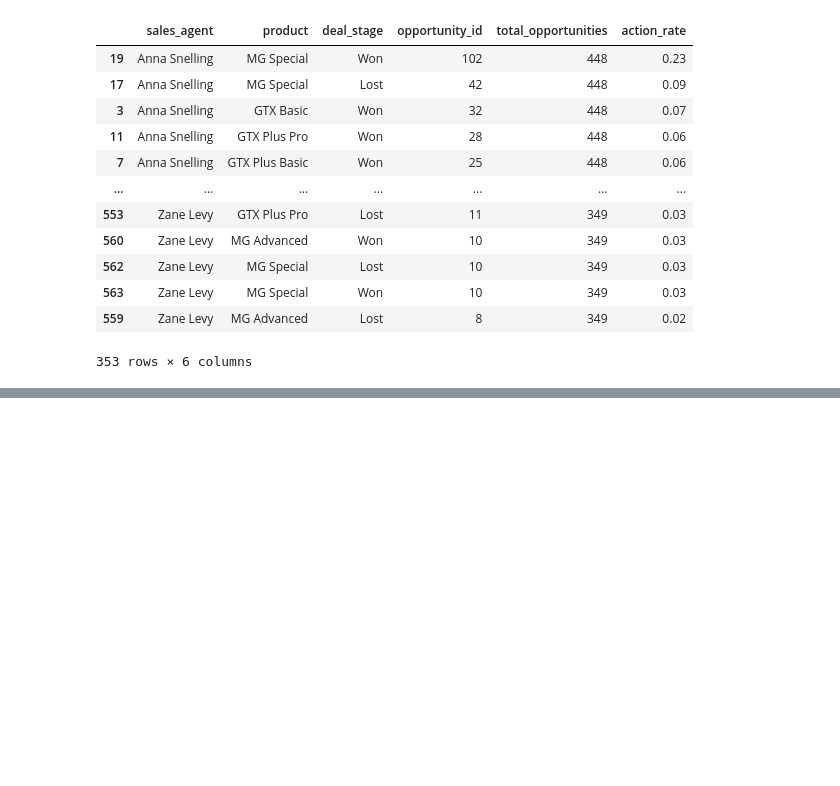
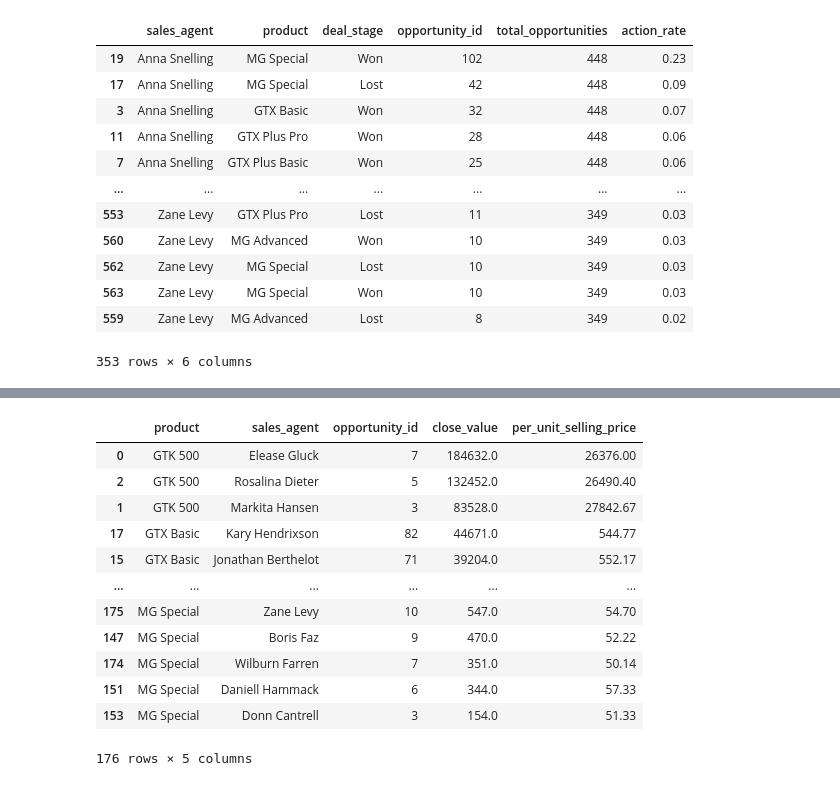
Before and after one commit to SuyogPatgave/Python_Codes-Projects, a Jupyter notebook: CRM_Project.ipynb, the cells around one changed output, grey strips where cells are left out. Cells and saved outputs as stored; diff of their text form; code cells hidden in the pictures; blank space fills up the shorter version.

```diff
--- a/CRM_Project.ipynb
+++ b/CRM_Project.ipynb
@@ -1053,0 +1190,22 @@ resultc_wl
+# %%
+# What is the per unit price for each product sold by sales agent?
+# Finding if a discounted price is helping in more sales
+resulte3_1 = resulte1.groupby(['product', 'sales_agent']).agg({'opportunity_id':'count', 'close_value':'sum'}).reset_index()
+resulte3_1 = resulte3_1.sort_values(by=['product', 'opportunity_id'], ascending= [True, False])
+resulte3_1['per_unit_selling_price'] = (resulte3_1['close_value']/resulte3_1['opportunity_id']).round(2)
+resulte3_1 = resulte3_1.sort_values(by=['product', 'close_value'], ascending= [True, False])
+resulte3_1
+# %% [output]
+|  | product | sales_agent | opportunity_id | close_value | per_unit_selling_price |
+| 0 | GTK 500 | Elease Gluck | 7 | 184632.0 | 26376.00 |
+| 2 | GTK 500 | Rosalina Dieter | 5 | 132452.0 | 26490.40 |
+| 1 | GTK 500 | Markita Hansen | 3 | 83528.0 | 27842.67 |
+| 17 | GTX Basic | Kary Hendrixson | 82 | 44671.0 | 544.77 |
+| 15 | GTX Basic | Jonathan Berthelot | 71 | 39204.0 | 552.17 |
+| ... | ... | ... | ... | ... | ... |
+| 175 | MG Special | Zane Levy | 10 | 547.0 | 54.70 |
+| 147 | MG Special | Boris Faz | 9 | 470.0 | 52.22 |
+| 174 | MG Special | Wilburn Farren | 7 | 351.0 | 50.14 |
+| 151 | MG Special | Daniell Hammack | 6 | 344.0 | 57.33 |
+| 153 | MG Special | Donn Cantrell | 3 | 154.0 | 51.33 |
+176 rows × 5 columns
```
Also changed, not shown: parts of 7 cells of this notebook.
